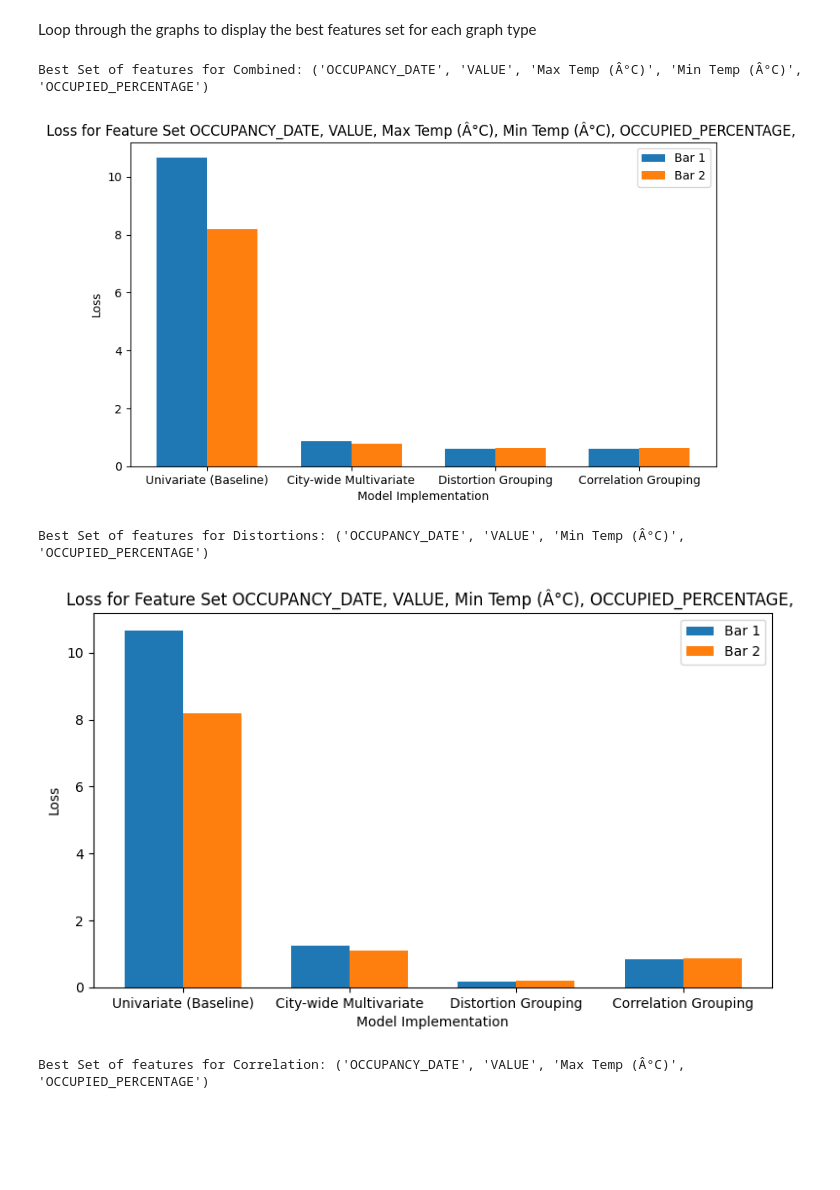
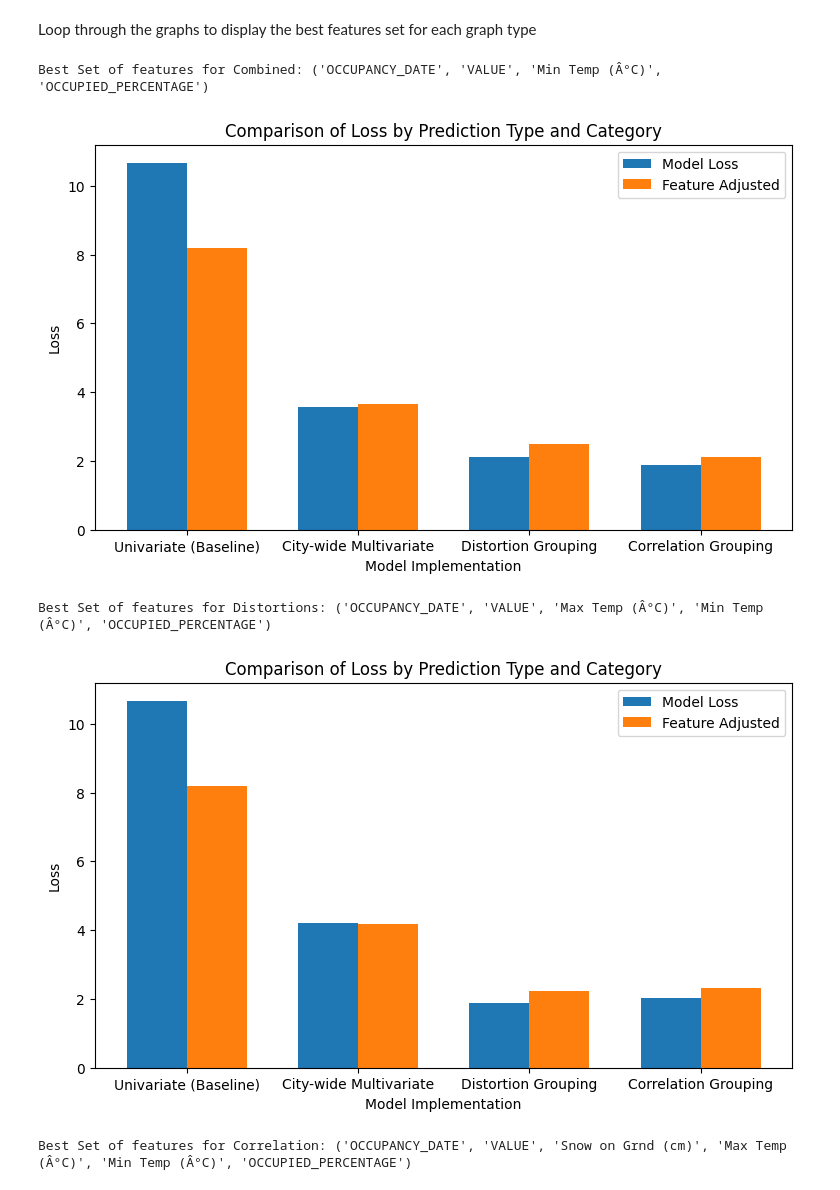
Before and after one commit to Tomasdfgh/RBCs_Borealis_AIs_Shelter_Occupancy_Forecast, a Jupyter notebook: LSTM/[4] Model_Implementation_Testing.ipynb, the cells around one changed output. Cells and saved outputs as stored; diff of their text form; code cells hidden in the pictures; blank space fills up the shorter version.

```diff
--- a/LSTM/[4] Model_Implementation_Testing.ipynb
+++ b/LSTM/[4] Model_Implementation_Testing.ipynb
@@ -578,13 +578,10 @@ def calc_loss(model, iso_data, used_features, shel_grouping = None, adj_factors
         temp_loss_sq += abs(df_np[i] - df_np_infer[i]) ** 2
       if temp_loss > 0:
         total_shel += 1
-        loss_ += temp_loss
+        loss_ += temp_loss/60
       if temp_loss_sq > 0:
         total_shel_ += 1
-        loss_sq += temp_loss_sq
-      loss_ /= 60
-      loss_sq /= 60
-      loss_sq = loss_sq ** (1/2)
+        loss_sq += (temp_loss_sq/60) ** (1/2)
 
 
   avg_loss = loss_/total_shel
@@ -667,8 +664,6 @@ copy_df = dc(dataframe)
 copy_df['OCCUPANCY_RATE'] = np.where(copy_df['OCCUPANCY_RATE_BEDS'].isna(),
                                        copy_df['OCCUPANCY_RATE_ROOMS'],
                                        copy_df['OCCUPANCY_RATE_BEDS'])
-
-result_map = {('OCCUPANCY_DATE', 'VALUE', 'Snow on Grnd (cm)', 'OCCUPIED_PERCENTAGE'): {'Combined': [0.9279452745957633, 0.831306760166315], 'Distortions': [0.3499427771148763, 0.37266454347460376], 'Correlation': [0.4223990224441474, 0.4587405789472159]}, ('OCCUPANCY_DATE', 'VALUE', 'Max Temp (Â°C)', 'OCCUPIED_PERCENTAGE'): {'Combined': [1.1807491769248004, 1.0453521280386078], 'Distortions': [0.23778653369334063, 0.2638685870819413], 'Correlation': [0.15619930902909554, 0.14520505547992185]}, ('OCCUPANCY_DATE', 'VALUE', 'Min Temp (Â°C)', 'OCCUPIED_PERCENTAGE'): {'Combined': [1.2405781816691888, 1.0997838700440878], 'Distortions': [0.17378627772647537, 0.18487159845166642], 'Correlation': [0.838076736260515, 0.8519681246030345]}, ('OCCUPANCY_DATE', 'VALUE', 'Snow on Grnd (cm)', 'Max Temp (Â°C)', 'OCCUPIED_PERCENTAGE'): {'Combined': [0.8944873500911236, 0.7926913922399563], 'Distortions': [0.2537669479487362, 0.2803633859107141], 'Correlation': [1.185140834473136, 1.2037537455331968]}, ('OCCUPANCY_DATE', 'VALUE', 'Snow on Grnd (cm)', 'Min Temp (Â°C)', 'OCCUPIED_PERCENTAGE'): {'Combined': [0.9093500499774351, 0.8124775781973176], 'Distortions': [0.21822473227572736, 0.13586424560926097], 'Correlation': []}}
 
 # Loop through all possible combinations of elements in the list
 for r in range(1, len(total_features) + 1):
@@ -892,38 +884,38 @@ categories = ['Univariate (Baseline)', 'City-wide Multivariate', 'Distortion Gro
 bar_width = 0.35
 
 # Define the x positions for the bars
 x = np.arange(len(categories))
 
 for i in best_feat.copy():
   plt.figure(figsize=(9, 5))
 
   print("Best Set of features for " + str(i)+  ": " + str(best_feat[i]))
   pre_multi_step_ls = [result_map[best_feat[i]][z][0] for z in result_map[best_feat[i]]]
   pre_multi_step_ls.insert(0, 10.661561143926528)
 
   multi_step_ls = [result_map[best_feat[i]][z][1] for z in result_map[best_feat[i]]]
   multi_step_ls.insert(0, 8.203336997008627)
 
-  plt.bar(x - bar_width/2, pre_multi_step_ls, bar_width, label='Bar 1')
-  plt.bar(x + bar_width/2, multi_step_ls, bar_width, label='Bar 2')
+  plt.bar(x - bar_width/2, pre_multi_step_ls, bar_width, label= 'Model Loss')
+  plt.bar(x + bar_width/2, multi_step_ls, bar_width, label= 'Feature Adjusted')
 
   feat = ""
   for l in best_feat[i]:
     feat += str(l) + ", "
 
   plt.xlabel('Model Implementation')
   plt.ylabel('Loss')
-  plt.title('Loss for Feature Set ' + str(feat))
+  plt.title('Comparison of Loss by Prediction Type and Category')
   plt.xticks(x, categories)
   plt.legend()
 
   # Show the plot
   plt.show()
 
   print('\n\n')
 # %% [output]
-Best Set of features for Combined: ('OCCUPANCY_DATE', 'VALUE', 'Max Temp (Â°C)', 'Min Temp (Â°C)', 'OCCUPIED_PERCENTAGE')
+Best Set of features for Combined: ('OCCUPANCY_DATE', 'VALUE', 'Min Temp (Â°C)', 'OCCUPIED_PERCENTAGE')
-[figure, old version]
+[figure, new version]
-Best Set of features for Distortions: ('OCCUPANCY_DATE', 'VALUE', 'Min Temp (Â°C)', 'OCCUPIED_PERCENTAGE')
+Best Set of features for Distortions: ('OCCUPANCY_DATE', 'VALUE', 'Max Temp (Â°C)', 'Min Temp (Â°C)', 'OCCUPIED_PERCENTAGE')
-[figure, old version]
+[figure, new version]
-Best Set of features for Correlation: ('OCCUPANCY_DATE', 'VALUE', 'Max Temp (Â°C)', 'OCCUPIED_PERCENTAGE')
+Best Set of features for Correlation: ('OCCUPANCY_DATE', 'VALUE', 'Snow on Grnd (cm)', 'Max Temp (Â°C)', 'Min Temp (Â°C)', 'OCCUPIED_PERCENTAGE')
```
Also changed, not shown: parts of 4 cells of this notebook.
